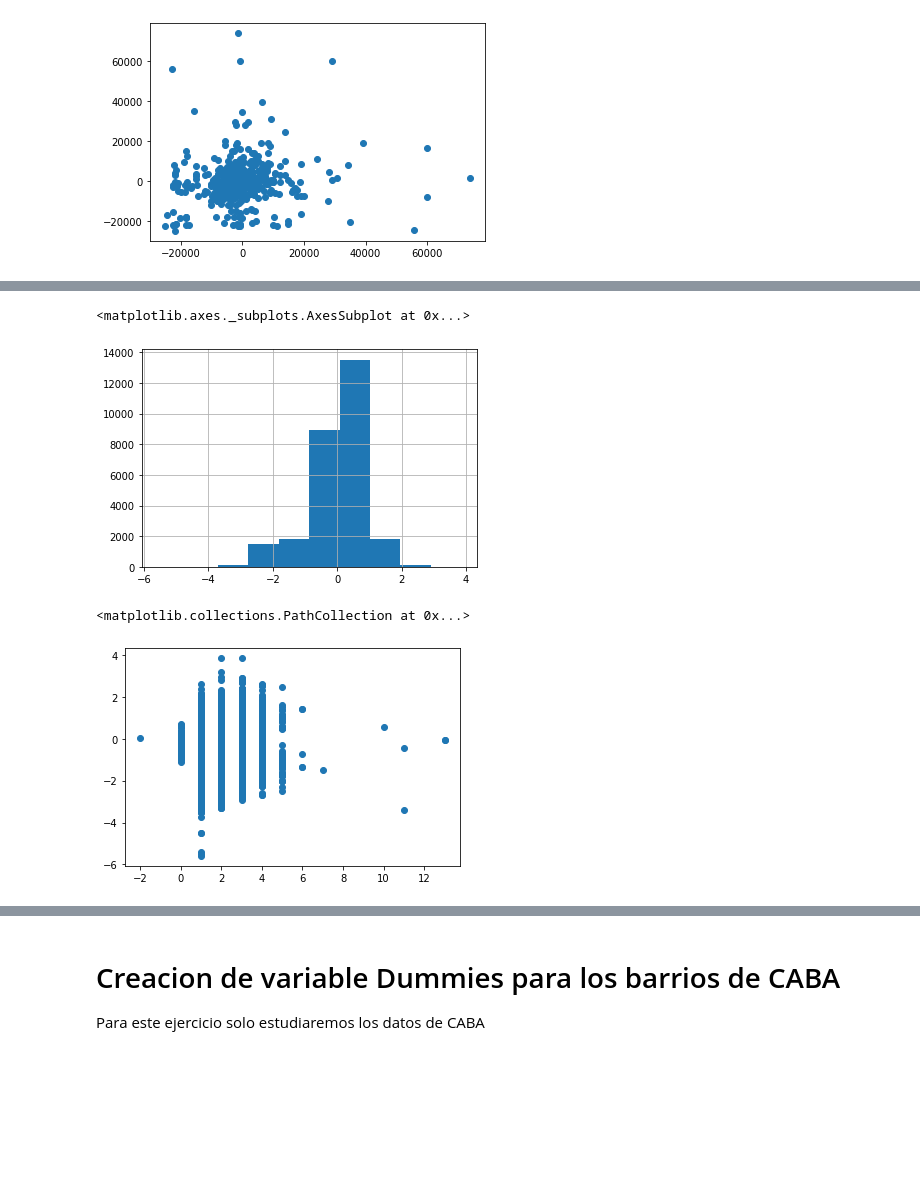
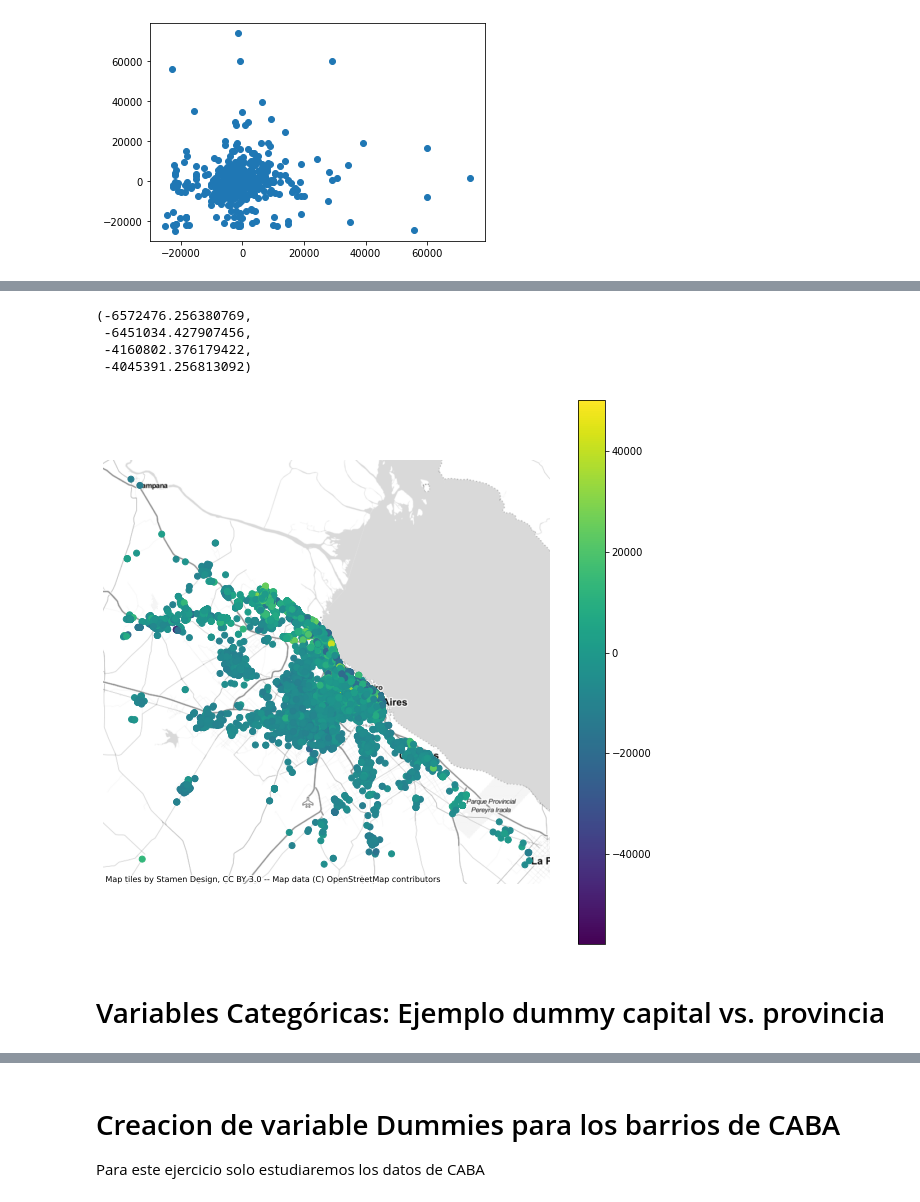
Before and after one commit to rpasquini/metodos_cuantitativos, a Jupyter notebook: OLS_3_Transformaciones_Dummies_RegMultiple.ipynb, the cells around one changed output, grey strips where cells are left out. Cells and saved outputs as stored; diff of their text form; code cells hidden in the pictures; blank space fills up the shorter version.

```diff
--- a/OLS_3_Transformaciones_Dummies_RegMultiple.ipynb
+++ b/OLS_3_Transformaciones_Dummies_RegMultiple.ipynb
@@ -199,11 +225,17 @@ Warnings:
-# %%
-residuos2=logY-resultados.predict(X)
-residuos2.hist()
-# %% [output]
-<matplotlib.axes._subplots.AxesSubplot at 0x...>
-[figure, removed]
-# %%
-plt.scatter(datos.bedrooms,residuos2)
-# %% [output]
-<matplotlib.collections.PathCollection at 0x...>
-[figure, removed]
+# %%
+fig, ax = plt.subplots(figsize=(10, 10))
+residuos.name='residuos'
+departamentostemp=departamentos.join(residuos)
+departamentostemp.loc[departamentostemp.residuos<50000].to_crs(epsg=3857).plot(ax=ax, column='residuos', legend=True)
+#ax.set_xlim(80000, 110000)
+#ax.set_ylim(90000, 110000)
+cx.add_basemap(ax, crs=departamentos.to_crs(epsg=3857).crs.to_string(), source=cx.providers.Stamen.TonerLite)
+ax.axis('off')
+# %% [output]
+(-6572476.256380769,
+ -6451034.427907456,
+ -4160802.376179422,
+ -4045391.256813092)
+[figure, added]
+# %% [markdown]
+# Variables Categóricas: Ejemplo dummy capital vs. provincia
```
Also changed, not shown: parts of 25 cells of this notebook.
